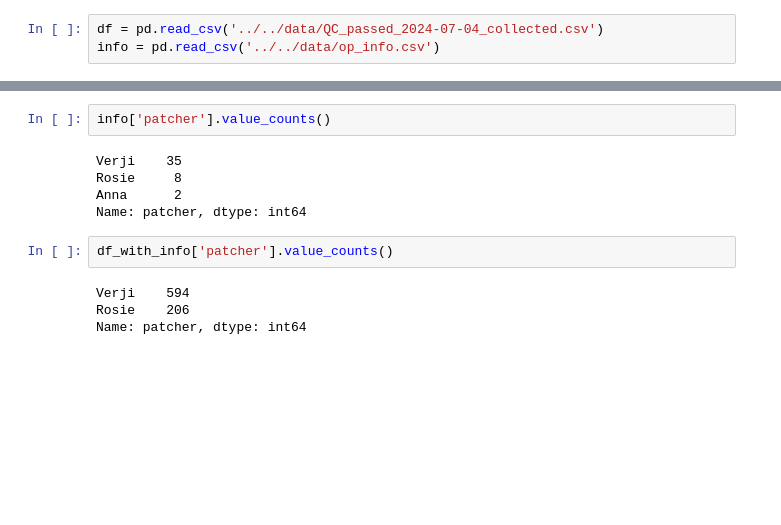
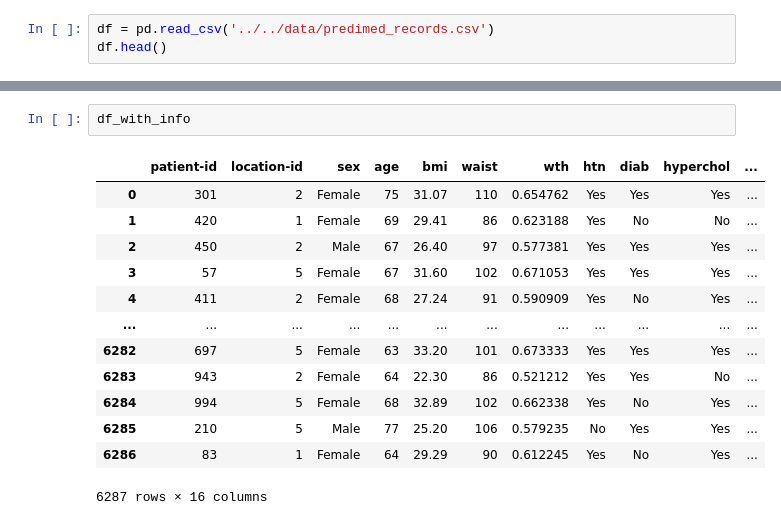
Before and after one commit to victoris93/data_class, a Jupyter notebook: exercises/tabular_join/tabular_join_solution.ipynb, the cells around one changed output, grey strips where cells are left out. Cells and saved outputs as stored; diff of their text form; blank space fills up the shorter version.

```diff
--- a/exercises/tabular_join/tabular_join_solution.ipynb
+++ b/exercises/tabular_join/tabular_join_solution.ipynb
@@ -11,3 +13,3 @@ pd.set_option('display.max_columns', 100)
 # %%
-df = pd.read_csv('../../data/QC_passed_2024-07-04_collected.csv')
-info = pd.read_csv('../../data/op_info.csv')
+df = pd.read_csv('../../data/predimed_records.csv')
+df.head()
@@ -59,15 +77,18 @@ patcher                     800
 dtype: int64
-# %%
-info['patcher'].value_counts()
-# %% [output]
-Verji    35
-Rosie     8
-Anna      2
-Name: patcher, dtype: int64
-# %%
-df_with_info['patcher'].value_counts()
-# %% [output]
-Verji    594
-Rosie    206
-Name: patcher, dtype: int64
+# %%
+df_with_info
+# %% [output]
+|  | patient-id | location-id | sex | age | bmi | waist | wth | htn | diab | hyperchol | ... |
+| 0 | 301 | 2 | Female | 75 | 31.07 | 110 | 0.654762 | Yes | Yes | Yes | ... |
+| 1 | 420 | 1 | Female | 69 | 29.41 | 86 | 0.623188 | Yes | No | No | ... |
+| 2 | 450 | 2 | Male | 67 | 26.40 | 97 | 0.577381 | Yes | Yes | Yes | ... |
+| 3 | 57 | 5 | Female | 67 | 31.60 | 102 | 0.671053 | Yes | Yes | Yes | ... |
+| 4 | 411 | 2 | Female | 68 | 27.24 | 91 | 0.590909 | Yes | No | Yes | ... |
+| ... | ... | ... | ... | ... | ... | ... | ... | ... | ... | ... | ... |
+| 6282 | 697 | 5 | Female | 63 | 33.20 | 101 | 0.673333 | Yes | Yes | Yes | ... |
+| 6283 | 943 | 2 | Female | 64 | 22.30 | 86 | 0.521212 | Yes | Yes | No | ... |
+| 6284 | 994 | 5 | Female | 68 | 32.89 | 102 | 0.662338 | Yes | No | Yes | ... |
+| 6285 | 210 | 5 | Male | 77 | 25.20 | 106 | 0.579235 | No | Yes | Yes | ... |
+| 6286 | 83 | 1 | Female | 64 | 29.29 | 90 | 0.612245 | Yes | No | Yes | ... |
+6287 rows × 16 columns
 # %% [markdown]
```
Also changed, not shown: parts of 24 cells of this notebook, 15 other files.
